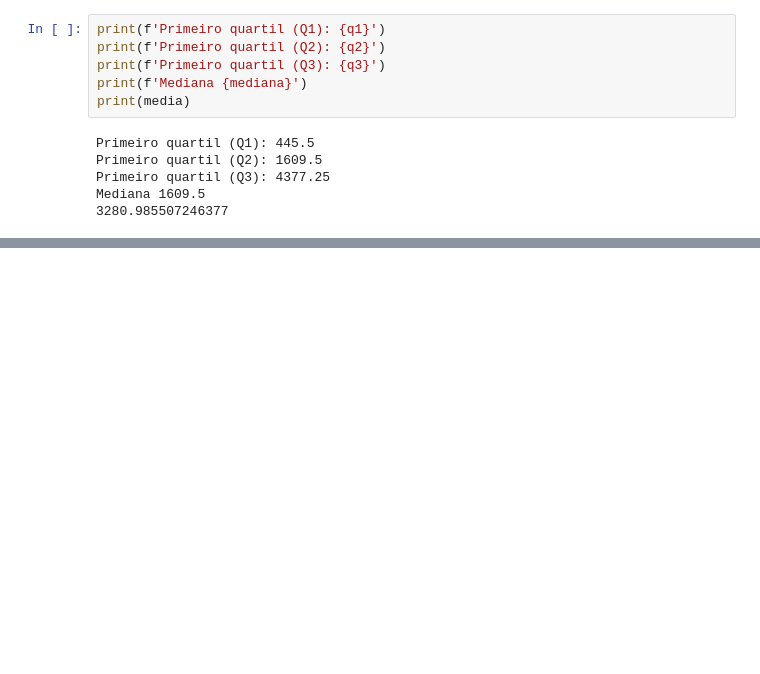
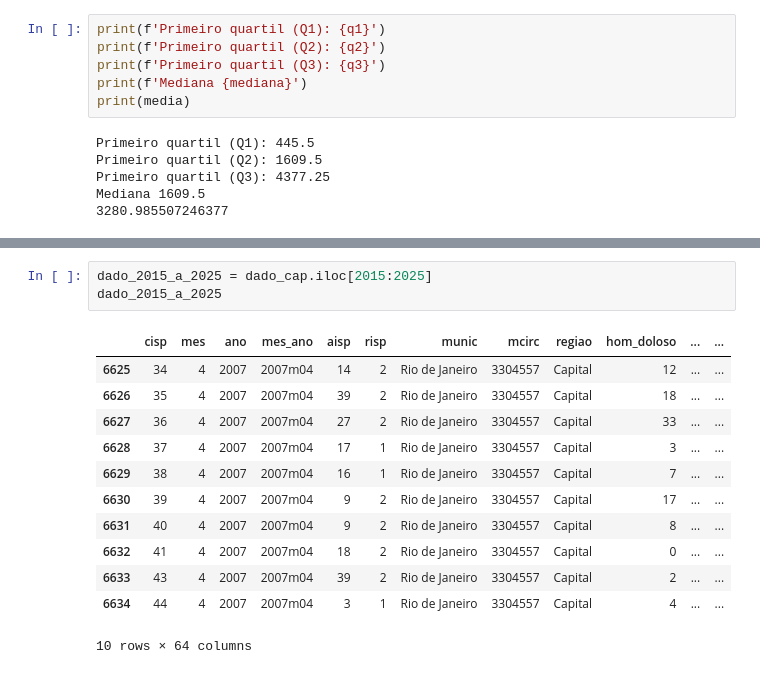
Before and after one commit to Samuelmcoimbra/Repo_senac, a Jupyter notebook: aula_13.ipynb, the cells around one changed output, grey strips where cells are left out. Drawn from its saved outputs; the diff is of its cells as text; blank space fills up the shorter version.

```diff
--- a/aula_13.ipynb
+++ b/aula_13.ipynb
@@ -227,0 +414,16 @@ Mediana 1609.5
+# %%
+dado_2015_a_2025 = dado_cap.iloc[2015:2025]
+dado_2015_a_2025
+# %% [output]
+|  | cisp | mes | ano | mes_ano | aisp | risp | munic | mcirc | regiao | hom_doloso | ... | ... |
+| 6625 | 34 | 4 | 2007 | 2007m04 | 14 | 2 | Rio de Janeiro | 3304557 | Capital | 12 | ... | ... |
+| 6626 | 35 | 4 | 2007 | 2007m04 | 39 | 2 | Rio de Janeiro | 3304557 | Capital | 18 | ... | ... |
+| 6627 | 36 | 4 | 2007 | 2007m04 | 27 | 2 | Rio de Janeiro | 3304557 | Capital | 33 | ... | ... |
+| 6628 | 37 | 4 | 2007 | 2007m04 | 17 | 1 | Rio de Janeiro | 3304557 | Capital | 3 | ... | ... |
+| 6629 | 38 | 4 | 2007 | 2007m04 | 16 | 1 | Rio de Janeiro | 3304557 | Capital | 7 | ... | ... |
+| 6630 | 39 | 4 | 2007 | 2007m04 | 9 | 2 | Rio de Janeiro | 3304557 | Capital | 17 | ... | ... |
+| 6631 | 40 | 4 | 2007 | 2007m04 | 9 | 2 | Rio de Janeiro | 3304557 | Capital | 8 | ... | ... |
+| 6632 | 41 | 4 | 2007 | 2007m04 | 18 | 2 | Rio de Janeiro | 3304557 | Capital | 0 | ... | ... |
+| 6633 | 43 | 4 | 2007 | 2007m04 | 39 | 2 | Rio de Janeiro | 3304557 | Capital | 2 | ... | ... |
+| 6634 | 44 | 4 | 2007 | 2007m04 | 3 | 1 | Rio de Janeiro | 3304557 | Capital | 4 | ... | ... |
+10 rows × 64 columns
```
Also changed, not shown: parts of 28 cells of this notebook, 2 other files.
